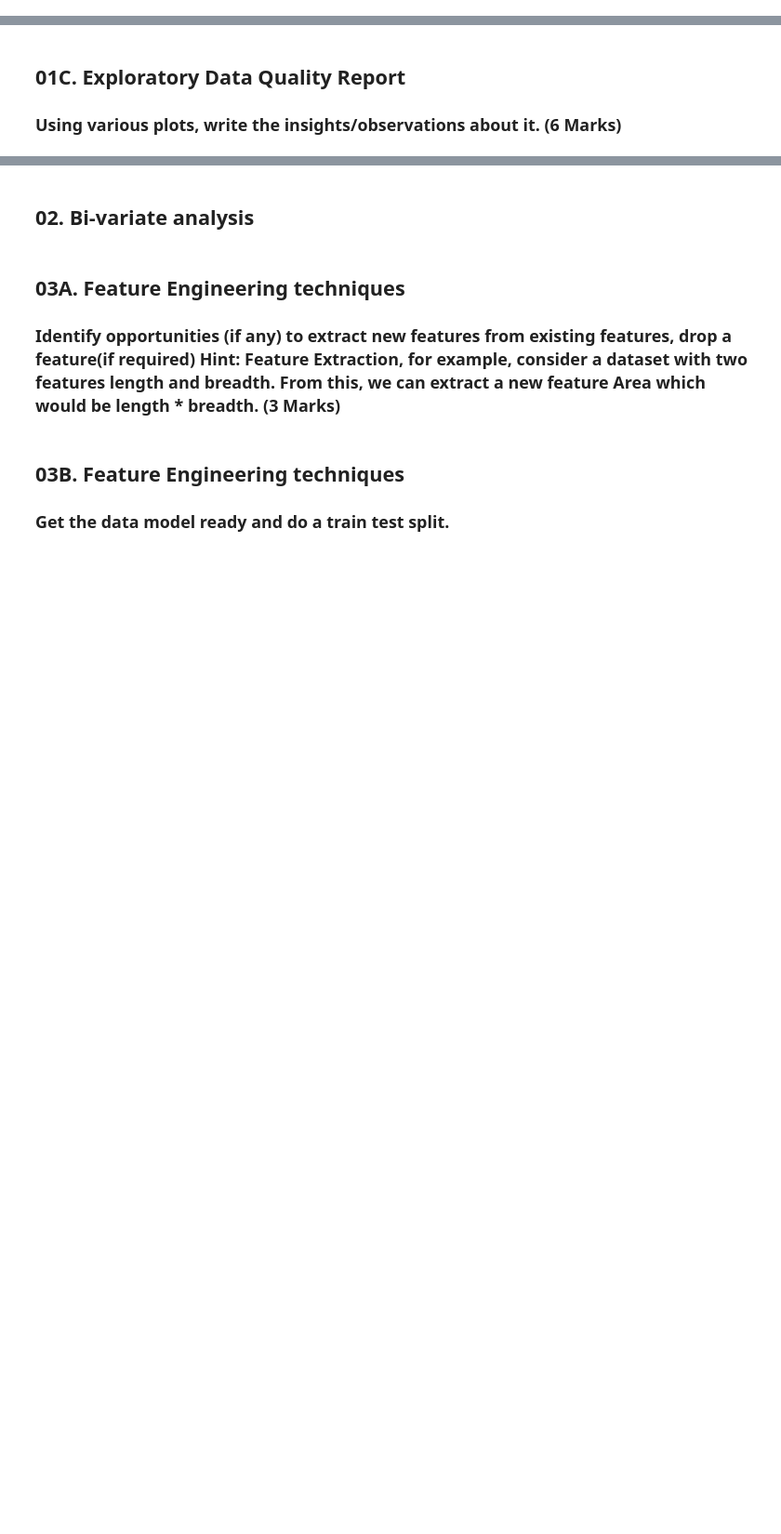
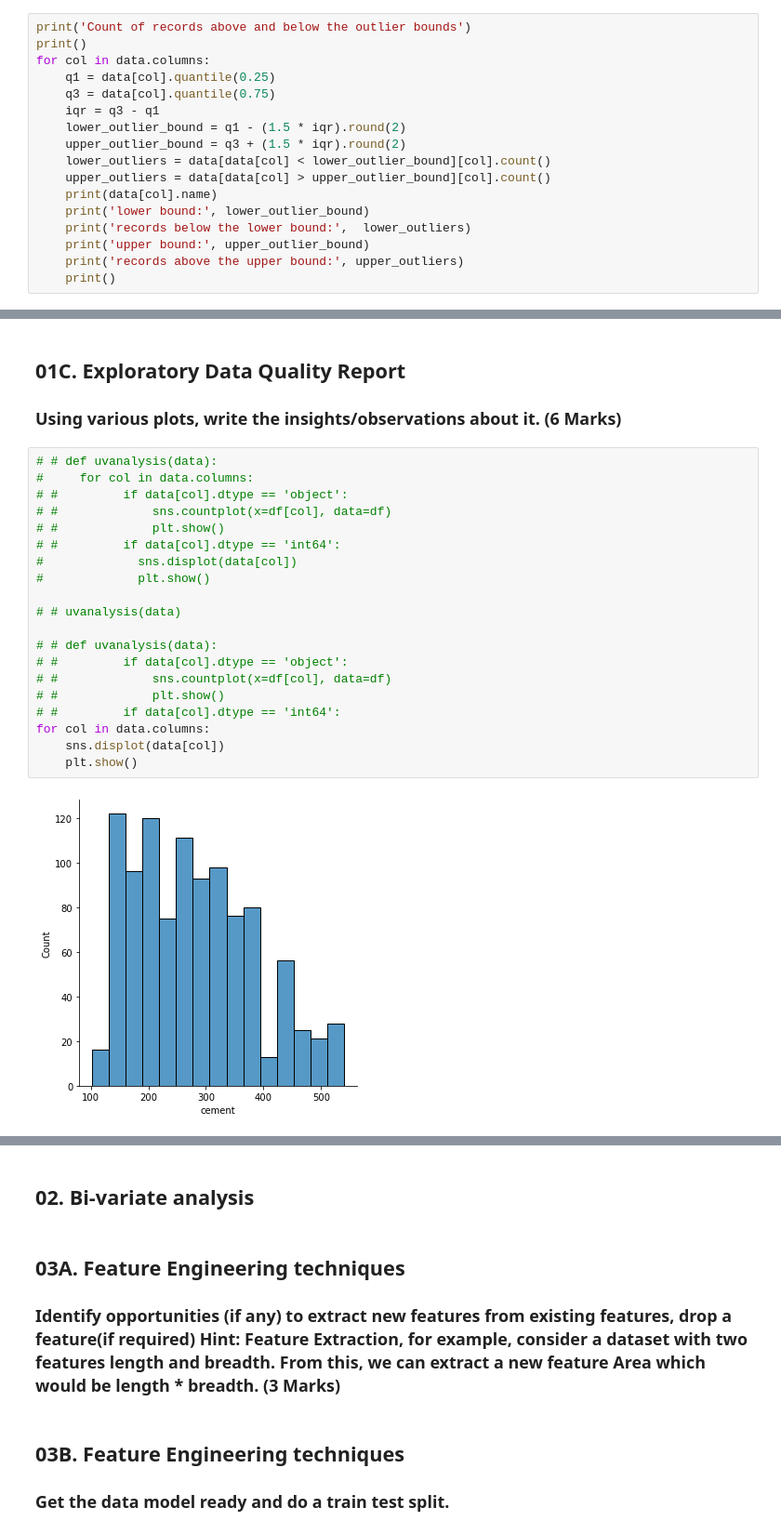
Before and after one commit to ivanscdo/aiml, a Jupyter notebook: feature-engineering-210213SA/project-concrete-strength-prediction-210305F/project_problem_statement_fmst.ipynb, the cells around one changed output, grey strips where cells are left out. Shown at 93% size. Saved outputs shown, nothing was run; the diff lists cells and outputs as text; blank space fills up the shorter version.

```diff
--- a/feature-engineering-210213SA/project-concrete-strength-prediction-210305F/project_problem_statement_fmst.ipynb
+++ b/feature-engineering-210213SA/project-concrete-strength-prediction-210305F/project_problem_statement_fmst.ipynb
@@ -85,0 +169,17 @@ dtype: object
+# %%
+print('Count of records above and below the outlier bounds')
+print()
+for col in data.columns:
+    q1 = data[col].quantile(0.25)
+    q3 = data[col].quantile(0.75)
+    iqr = q3 - q1
+    lower_outlier_bound = q1 - (1.5 * iqr).round(2)
+    upper_outlier_bound = q3 + (1.5 * iqr).round(2)
+    lower_outliers = data[data[col] < lower_outlier_bound][col].count()
+    upper_outliers = data[data[col] > upper_outlier_bound][col].count()
+    print(data[col].name)
+    print('lower bound:', lower_outlier_bound)
+    print('records below the lower bound:',  lower_outliers)
+    print('upper bound:', upper_outlier_bound)
+    print('records above the upper bound:', upper_outliers)
+    print()
@@ -86,3 +236,25 @@ dtype: object
 # %% [markdown]
 ## 01C. Exploratory Data Quality Report
 ### Using various plots, write the insights/observations about it. (6 Marks)
+# %%
+# # def uvanalysis(data):
+#     for col in data.columns:
+# #         if data[col].dtype == 'object':
+# #             sns.countplot(x=df[col], data=df)
+# #             plt.show()
+# #         if data[col].dtype == 'int64':
+#             sns.displot(data[col])
+#             plt.show()
+
+# # uvanalysis(data)
+
+# # def uvanalysis(data):
+# #         if data[col].dtype == 'object':
+# #             sns.countplot(x=df[col], data=df)
+# #             plt.show()
+# #         if data[col].dtype == 'int64':
+for col in data.columns:
+    sns.displot(data[col])
+    plt.show()
+# %% [output]
+[figure, added]
```
Also changed, not shown: parts of 13 cells of this notebook, 1 other file.
